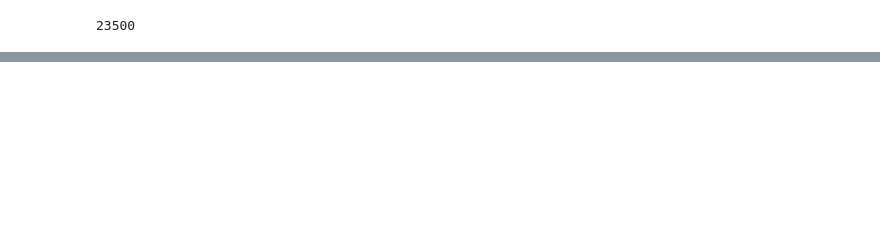
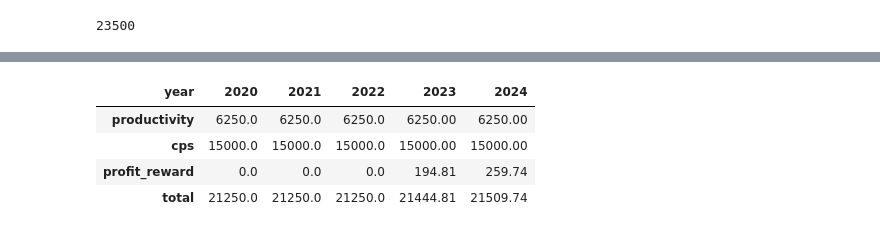
Before and after one commit to sachwarah/CBA, a Jupyter notebook: calculator.ipynb, the cells around one changed output, grey strips where cells are left out. Drawn from its saved outputs; the diff is of its cells as text; code cells hidden in the pictures; blank space fills up the shorter version.

```diff
--- a/calculator.ipynb
+++ b/calculator.ipynb
@@ -121,0 +198,8 @@ totals
+# %%
+cba_2018_t
+# %% [output]
+| year | 2020 | 2021 | 2022 | 2023 | 2024 |
+| productivity | 6250.0 | 6250.0 | 6250.0 | 6250.00 | 6250.00 |
+| cps | 15000.0 | 15000.0 | 15000.0 | 15000.00 | 15000.00 |
+| profit_reward | 0.0 | 0.0 | 0.0 | 194.81 | 259.74 |
+| total | 21250.0 | 21250.0 | 21250.0 | 21444.81 | 21509.74 |
```
Also changed, not shown: parts of 20 cells of this notebook, 1 other file.
